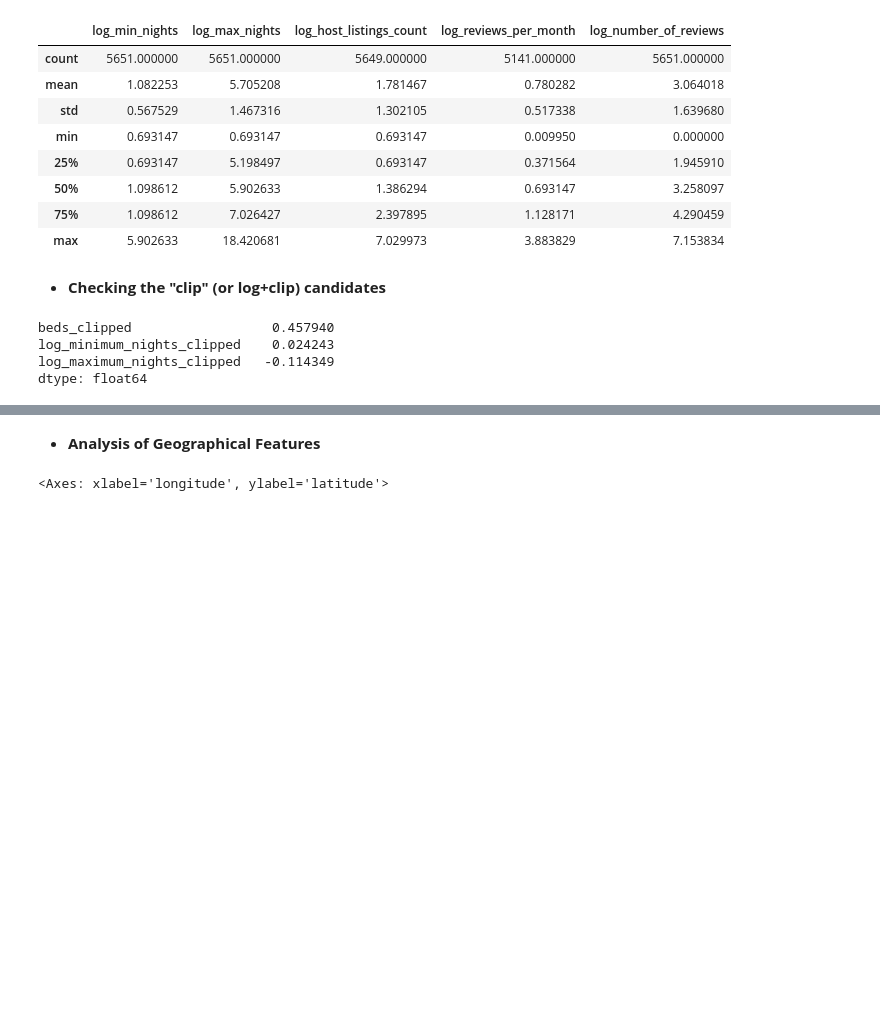
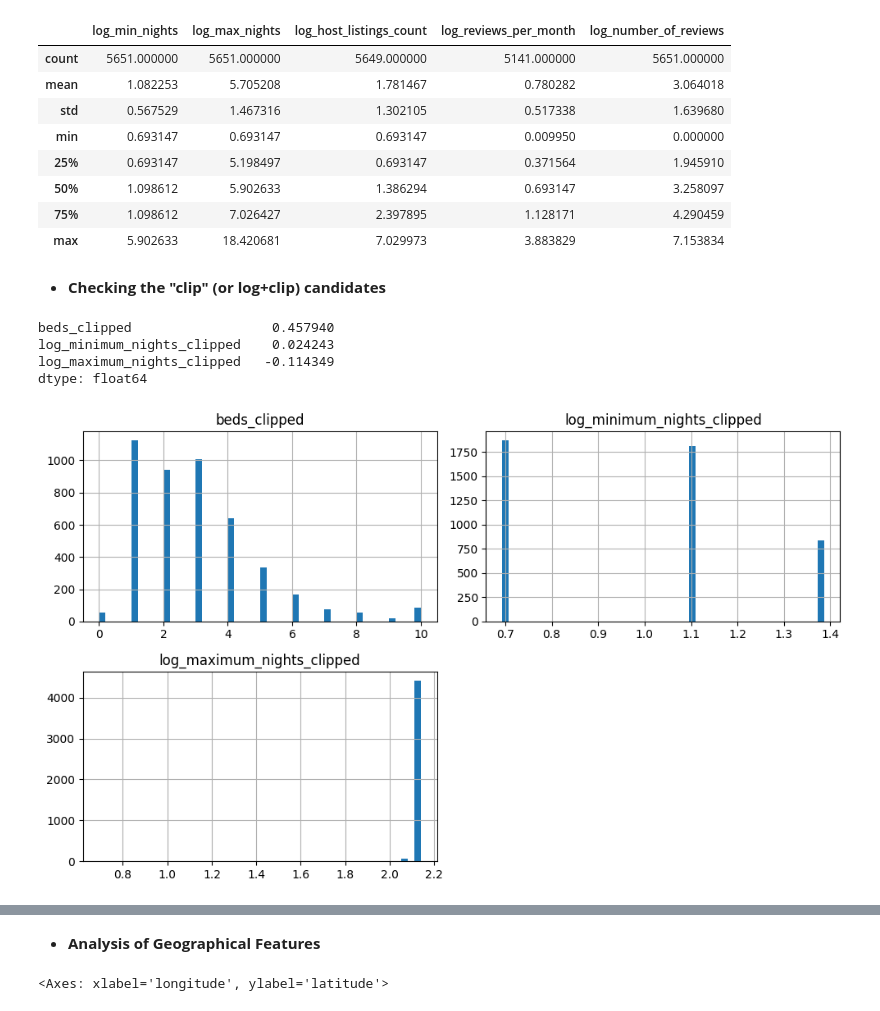
Before and after one commit to Batujan/Airbnb_Basque_Country_Price_Prediction, a Jupyter notebook: notebooks/01_data_exploration.ipynb, the cells around one changed output, grey strips where cells are left out. Saved outputs shown, nothing was run; the diff lists cells and outputs as text; code cells hidden in the pictures; blank space fills up the shorter version.

```diff
--- a/notebooks/01_data_exploration.ipynb
+++ b/notebooks/01_data_exploration.ipynb
@@ -287,4 +325,10 @@ beds_clipped                  0.457940
 log_minimum_nights_clipped    0.024243
 log_maximum_nights_clipped   -0.114349
 dtype: float64
+# %%
+clip_candidates.hist(bins=50, figsize=(10, 6))
+plt.tight_layout()
+plt.show()
+# %% [output]
+[figure, added]
 # %% [markdown]
```
Also changed, not shown: parts of 20 cells of this notebook.
